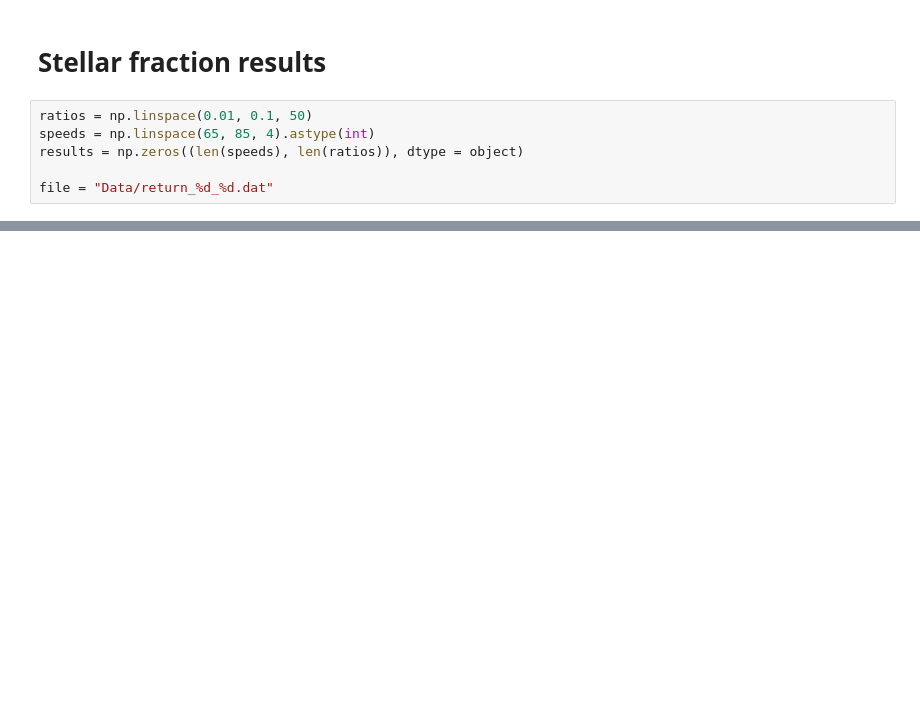
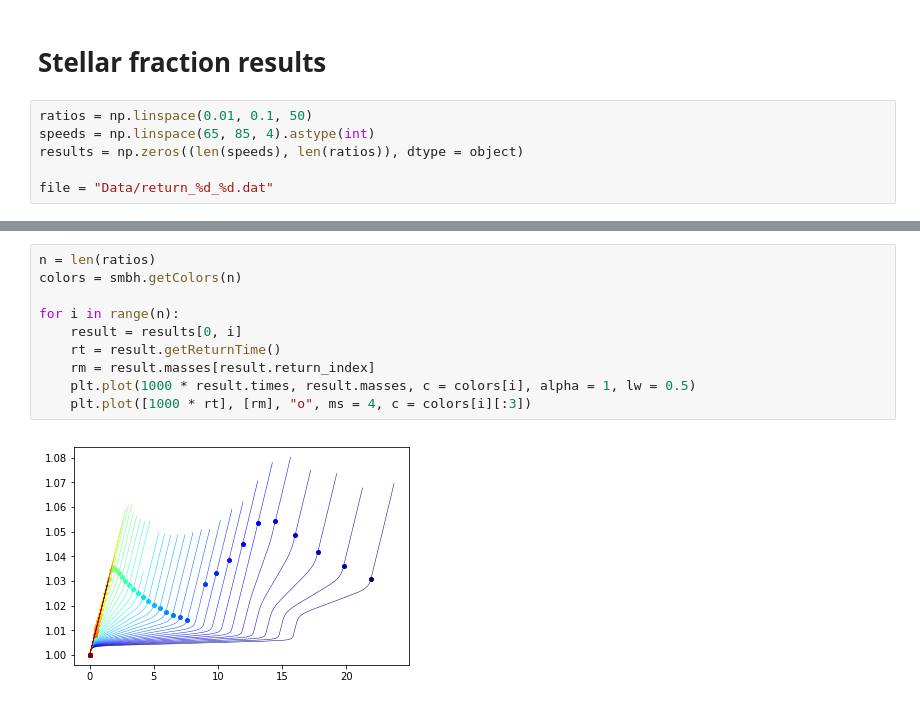
Before and after one commit to jsbarbosa/TesisFisica, a Jupyter notebook: Files/Week 6/Multiple.ipynb, the cells around one changed output, grey strips where cells are left out. Drawn from its saved outputs; the diff is of its cells as text; blank space fills up the shorter version.

```diff
--- a/Files/Week 6/Multiple.ipynb
+++ b/Files/Week 6/Multiple.ipynb
@@ -172,3 +174,15 @@ fig.savefig("returntimes_stellar_speed.png", dpi = 300)
+# %%
+n = len(ratios)
+colors = smbh.getColors(n)
+
+for i in range(n):
+    result = results[0, i]
+    rt = result.getReturnTime()
+    rm = result.masses[result.return_index]
+    plt.plot(1000 * result.times, result.masses, c = colors[i], alpha = 1, lw = 0.5)
+    plt.plot([1000 * rt], [rm], "o", ms = 4, c = colors[i][:3])
+# %% [output]
+[figure, added]
 # %%
 fig, ax = plt.subplots(figsize = (8, 4.5))
 
```
Also changed, not shown: parts of 6 cells of this notebook, 11 other files.
